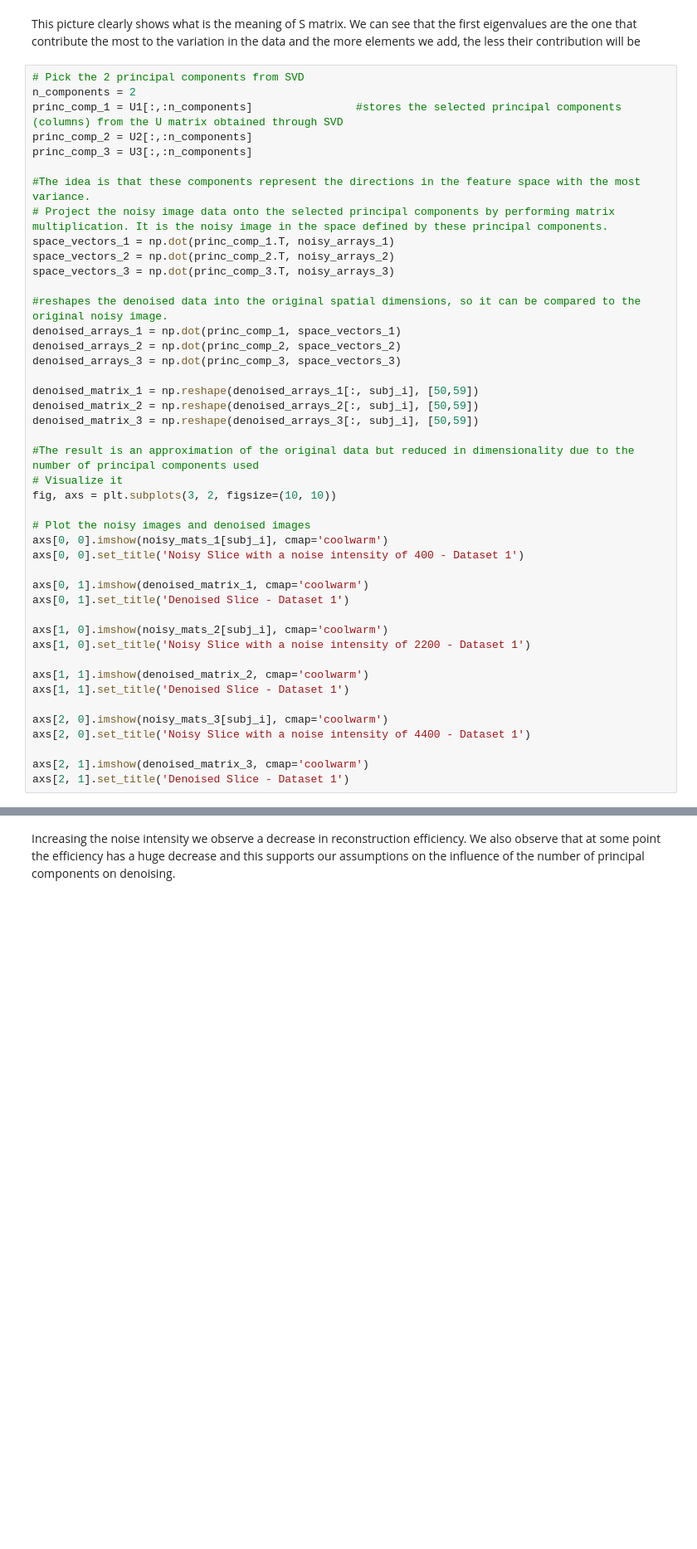
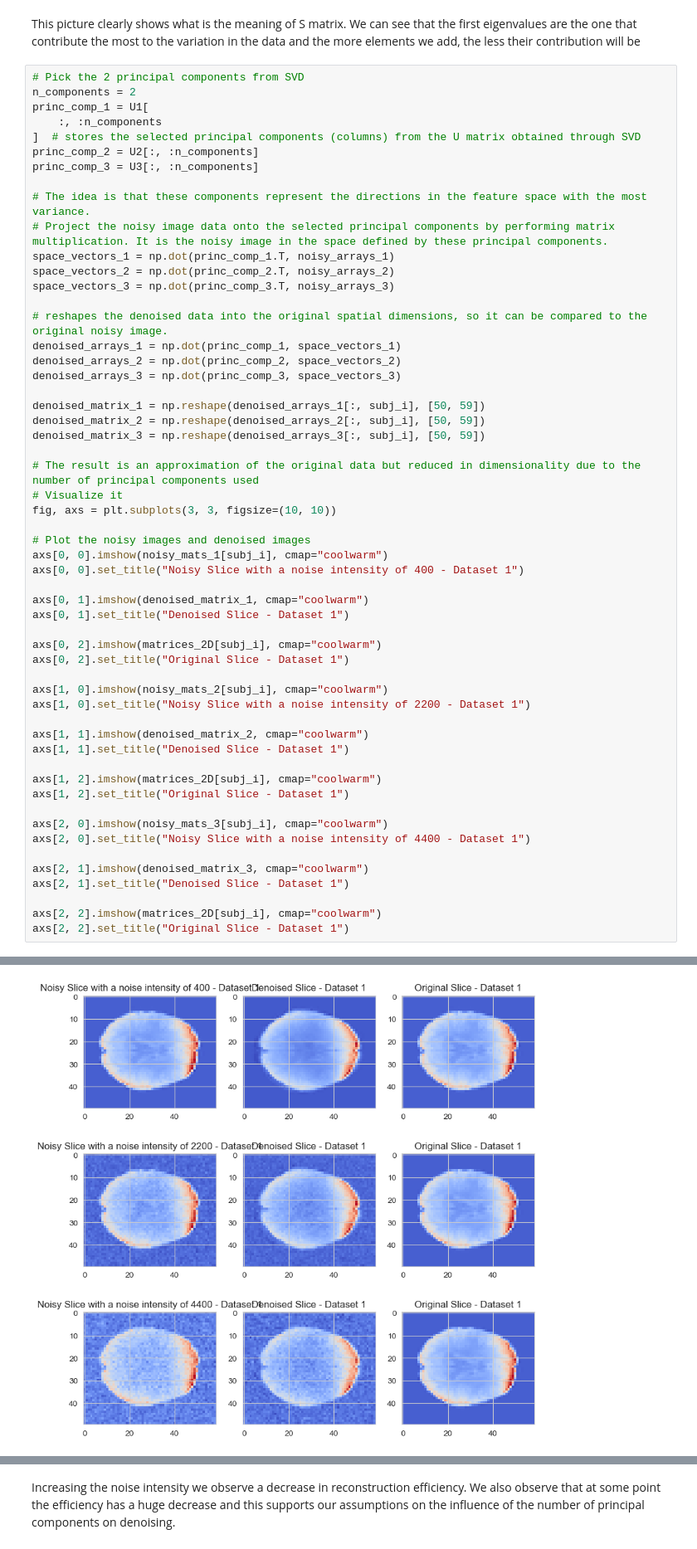
Before and after one commit to ludekcizinsky/fMRI-dimensionality-reduction, a Jupyter notebook: run.ipynb, the cells around one changed output, grey strips where cells are left out. Shown at 83% size. Cells and saved outputs as stored; diff of their text form; blank space fills up the shorter version.

```diff
--- a/run.ipynb
+++ b/run.ipynb
@@ -353,44 +363,56 @@ This picture clearly shows what is the meaning of S matrix. We can see that the
 # %%
 # Pick the 2 principal components from SVD
 n_components = 2
-princ_comp_1 = U1[:,:n_components]                #stores the selected principal components (columns) from the U matrix obtained through SVD
-princ_comp_2 = U2[:,:n_components]
-princ_comp_3 = U3[:,:n_components]
+princ_comp_1 = U1[
+    :, :n_components
+]  # stores the selected principal components (columns) from the U matrix obtained through SVD
+princ_comp_2 = U2[:, :n_components]
+princ_comp_3 = U3[:, :n_components]
 
-#The idea is that these components represent the directions in the feature space with the most variance.
+# The idea is that these components represent the directions in the feature space with the most variance.
 # Project the noisy image data onto the selected principal components by performing matrix multiplication. It is the noisy image in the space defined by these principal components.
 space_vectors_1 = np.dot(princ_comp_1.T, noisy_arrays_1)
 space_vectors_2 = np.dot(princ_comp_2.T, noisy_arrays_2)
 space_vectors_3 = np.dot(princ_comp_3.T, noisy_arrays_3)
 
-#reshapes the denoised data into the original spatial dimensions, so it can be compared to the original noisy image.
+# reshapes the denoised data into the original spatial dimensions, so it can be compared to the original noisy image.
 denoised_arrays_1 = np.dot(princ_comp_1, space_vectors_1)
 denoised_arrays_2 = np.dot(princ_comp_2, space_vectors_2)
 denoised_arrays_3 = np.dot(princ_comp_3, space_vectors_3)
 
-denoised_matrix_1 = np.reshape(denoised_arrays_1[:, subj_i], [50,59])
-denoised_matrix_2 = np.reshape(denoised_arrays_2[:, subj_i], [50,59])
-denoised_matrix_3 = np.reshape(denoised_arrays_3[:, subj_i], [50,59])
+denoised_matrix_1 = np.reshape(denoised_arrays_1[:, subj_i], [50, 59])
+denoised_matrix_2 = np.reshape(denoised_arrays_2[:, subj_i], [50, 59])
+denoised_matrix_3 = np.reshape(denoised_arrays_3[:, subj_i], [50, 59])
 
-#The result is an approximation of the original data but reduced in dimensionality due to the number of principal components used
+# The result is an approximation of the original data but reduced in dimensionality due to the number of principal components used
 # Visualize it
-fig, axs = plt.subplots(3, 2, figsize=(10, 10))
+fig, axs = plt.subplots(3, 3, figsize=(10, 10))
 
 # Plot the noisy images and denoised images
-axs[0, 0].imshow(noisy_mats_1[subj_i], cmap='coolwarm')
-axs[0, 0].set_title('Noisy Slice with a noise intensity of 400 - Dataset 1')
+axs[0, 0].imshow(noisy_mats_1[subj_i], cmap="coolwarm")
+axs[0, 0].set_title("Noisy Slice with a noise intensity of 400 - Dataset 1")
 
-axs[0, 1].imshow(denoised_matrix_1, cmap='coolwarm')
-axs[0, 1].set_title('Denoised Slice - Dataset 1')
+axs[0, 1].imshow(denoised_matrix_1, cmap="coolwarm")
+axs[0, 1].set_title("Denoised Slice - Dataset 1")
 
-axs[1, 0].imshow(noisy_mats_2[subj_i], cmap='coolwarm')
-axs[1, 0].set_title('Noisy Slice with a noise intensity of 2200 - Dataset 1')
+axs[0, 2].imshow(matrices_2D[subj_i], cmap="coolwarm")
+axs[0, 2].set_title("Original Slice - Dataset 1")
 
-axs[1, 1].imshow(denoised_matrix_2, cmap='coolwarm')
-axs[1, 1].set_title('Denoised Slice - Dataset 1')
+axs[1, 0].imshow(noisy_mats_2[subj_i], cmap="coolwarm")
+axs[1, 0].set_title("Noisy Slice with a noise intensity of 2200 - Dataset 1")
 
-axs[2, 0].imshow(noisy_mats_3[subj_i], cmap='coolwarm')
-axs[2, 0].set_title('Noisy Slice with a noise intensity of 4400 - Dataset 1')
+axs[1, 1].imshow(denoised_matrix_2, cmap="coolwarm")
+axs[1, 1].set_title("Denoised Slice - Dataset 1")
 
-axs[2, 1].imshow(denoised_matrix_3, cmap='coolwarm')
-axs[2, 1].set_title('Denoised Slice - Dataset 1')
+axs[1, 2].imshow(matrices_2D[subj_i], cmap="coolwarm")
+axs[1, 2].set_title("Original Slice - Dataset 1")
+
+axs[2, 0].imshow(noisy_mats_3[subj_i], cmap="coolwarm")
+axs[2, 0].set_title("Noisy Slice with a noise intensity of 4400 - Dataset 1")
+
+axs[2, 1].imshow(denoised_matrix_3, cmap="coolwarm")
+axs[2, 1].set_title("Denoised Slice - Dataset 1")
+
+axs[2, 2].imshow(matrices_2D[subj_i], cmap="coolwarm")
+axs[2, 2].set_title("Original Slice - Dataset 1")
+# %% [output]
@@ -397,2 +420,3 @@ axs[2, 1].set_title('Denoised Slice - Dataset 1')
+[figure, added]
 # %%
 # Pick the principal components from SVD
```
Also changed, not shown: parts of 31 cells of this notebook, 1 other file.
